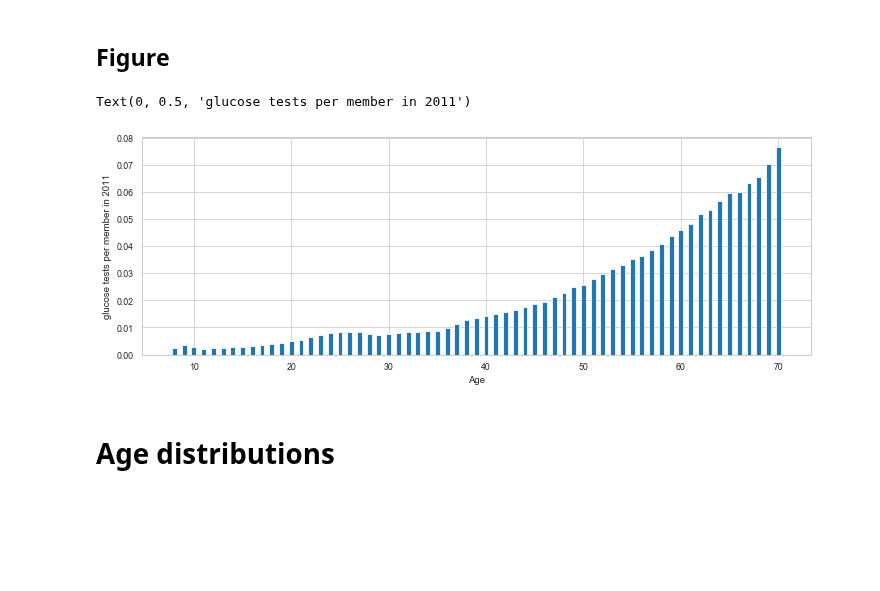
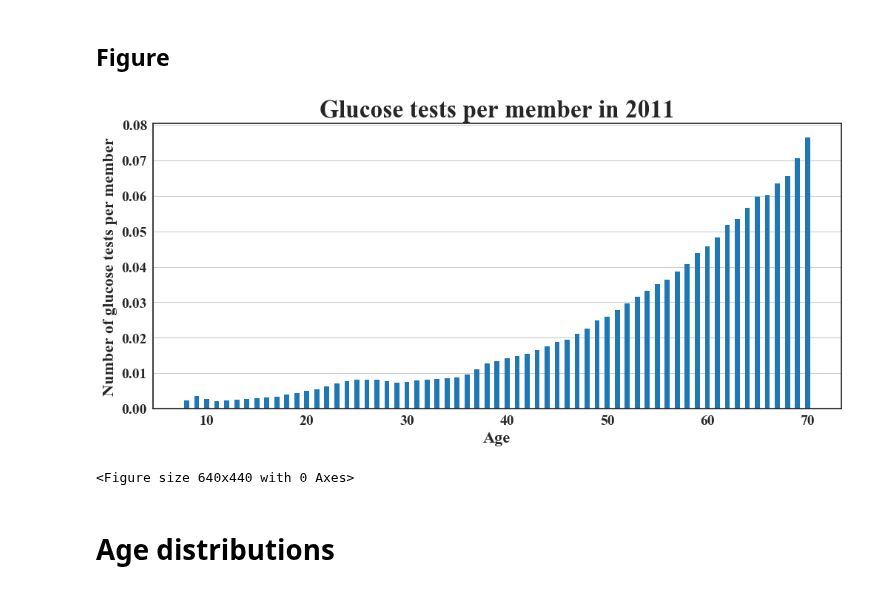
Before and after one commit to brettbj/association-robustness, a Jupyter notebook: Paper figs.ipynb, the cells around one changed output. Saved outputs shown, nothing was run; the diff lists cells and outputs as text; code cells hidden in the pictures; blank space fills up the shorter version.

```diff
--- a/Paper figs.ipynb
+++ b/Paper figs.ipynb
@@ -16,4 +17,16 @@ from tqdm import tqdm_notebook as tqdm
 from importlib import reload
 from scipy import stats
 from statsmodels.stats.contingency_tables import Table2x2 as ctable
+# %%
+def set_style():
+    matplotlib.rcdefaults()
+    plt.style.use(['seaborn-white', 'seaborn-paper'])
+    font = {'family' : 'Times New Roman',
+            'weight' : 'bold',
+            'size'   : 30}
+
+    legend = {'fontsize': 10,
+              'handlelength': 2}
+    matplotlib.rc("font", **font)
+    matplotlib.rc("legend", **legend)
 # %%
@@ -61,22 +74,29 @@ glucose_per_year.to_csv('figdata/glucose_per_year.csv')
 # %% [markdown]
 ## Figure
 # %%
+set_style()
 glucose_per_year = pd.read_csv('figdata/glucose_per_year.csv')
 
 age_thres = 71
 year = 2011
 
 data = glucose_per_year.loc[(glucose_per_year.year == year) & (glucose_per_year.age < age_thres)].sort_values(by='age', ascending=True)
 
-fig = plt.figure(figsize=(12, 4))
+fig = plt.figure(figsize=(12, 5))
 ax = plt.subplot(111)
+ax.yaxis.grid(True)
 bars = ax.bar(x=data.age.values, height=data.testsPerBY, align='center', width=.5)
 
-plt.xlabel('Age')
-plt.ylabel('glucose tests per member in 2011')
+plt.xticks(size=14)
+plt.yticks(size=14)
+plt.xlabel('Age', fontsize=16)
+plt.ylabel('Number of glucose tests per member', fontsize=16)
+plt.title('Glucose tests per member in 2011', fontsize=24)
+plt.show()
+plt.savefig('./figures/figure3.eps', dpi=300)
 # %% [output]
+[figure, new version]
-Text(0, 0.5, 'glucose tests per member in 2011')
+<Figure size 640x440 with 0 Axes>
-[figure, old version]
 # %% [markdown]
 # Age distributions
 # %% [markdown]
```
Also changed, not shown: parts of 14 cells of this notebook, 2 other files.
